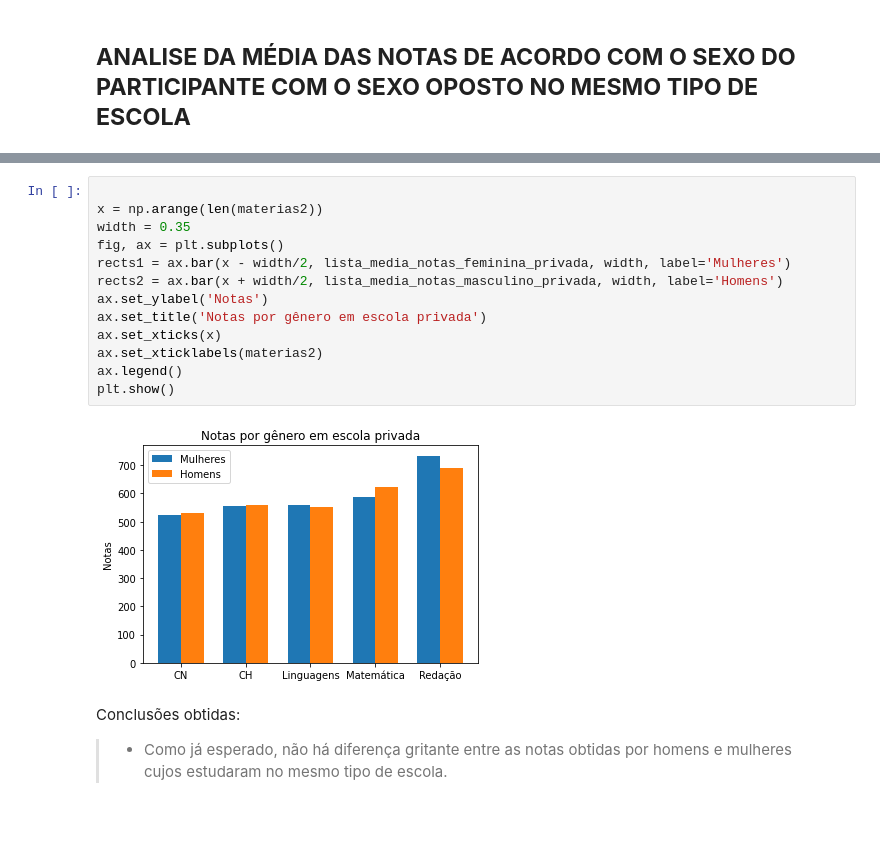
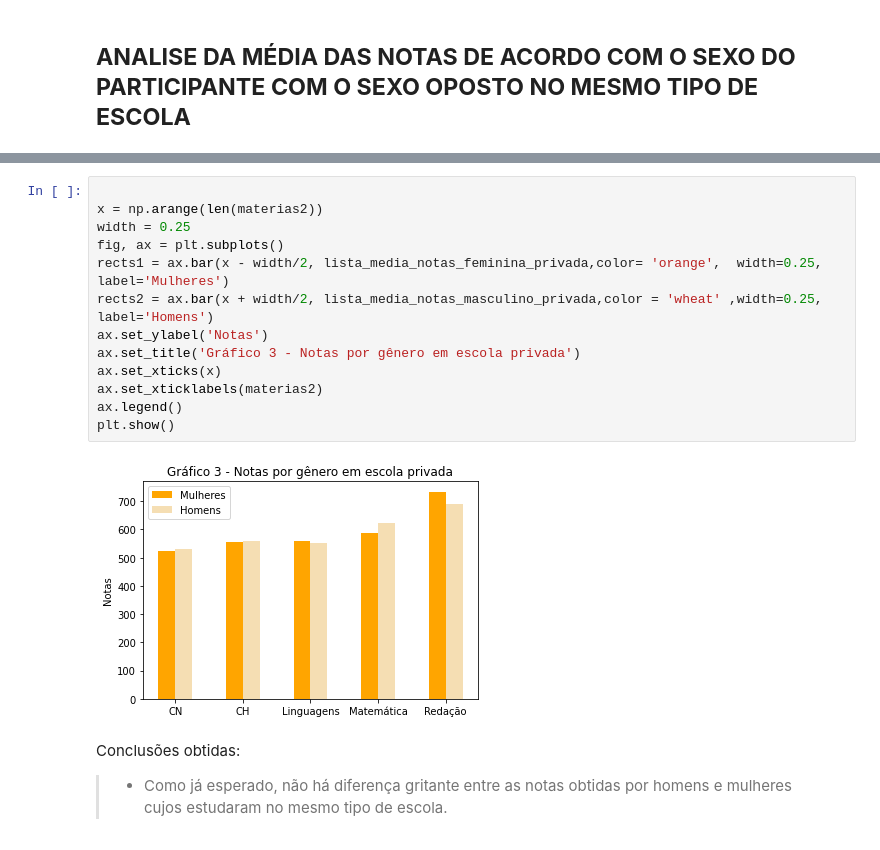
Before and after one commit to henriquecl/imersao_alura, a Jupyter notebook: AnalisePE.ipynb, the cells around one changed output, grey strips where cells are left out. Saved outputs shown, nothing was run; the diff lists cells and outputs as text.

```diff
--- a/AnalisePE.ipynb
+++ b/AnalisePE.ipynb
@@ -249,18 +233,18 @@ plt.show()
 # %%
 
 x = np.arange(len(materias2))
-width = 0.35
+width = 0.25
 fig, ax = plt.subplots()
-rects1 = ax.bar(x - width/2, lista_media_notas_feminina_privada, width, label='Mulheres')
-rects2 = ax.bar(x + width/2, lista_media_notas_masculino_privada, width, label='Homens')
+rects1 = ax.bar(x - width/2, lista_media_notas_feminina_privada,color= 'orange',  width=0.25, label='Mulheres')
+rects2 = ax.bar(x + width/2, lista_media_notas_masculino_privada,color = 'wheat' ,width=0.25, label='Homens')
 ax.set_ylabel('Notas')
-ax.set_title('Notas por gênero em escola privada')
+ax.set_title('Gráfico 3 - Notas por gênero em escola privada')
 ax.set_xticks(x)
 ax.set_xticklabels(materias2)
 ax.legend()
 plt.show()
 # %% [output]
-[figure, old version]
+[figure, new version]
 # %% [markdown]
 Conclusões obtidas:
 
```
Also changed, not shown: parts of 12 cells of this notebook.
